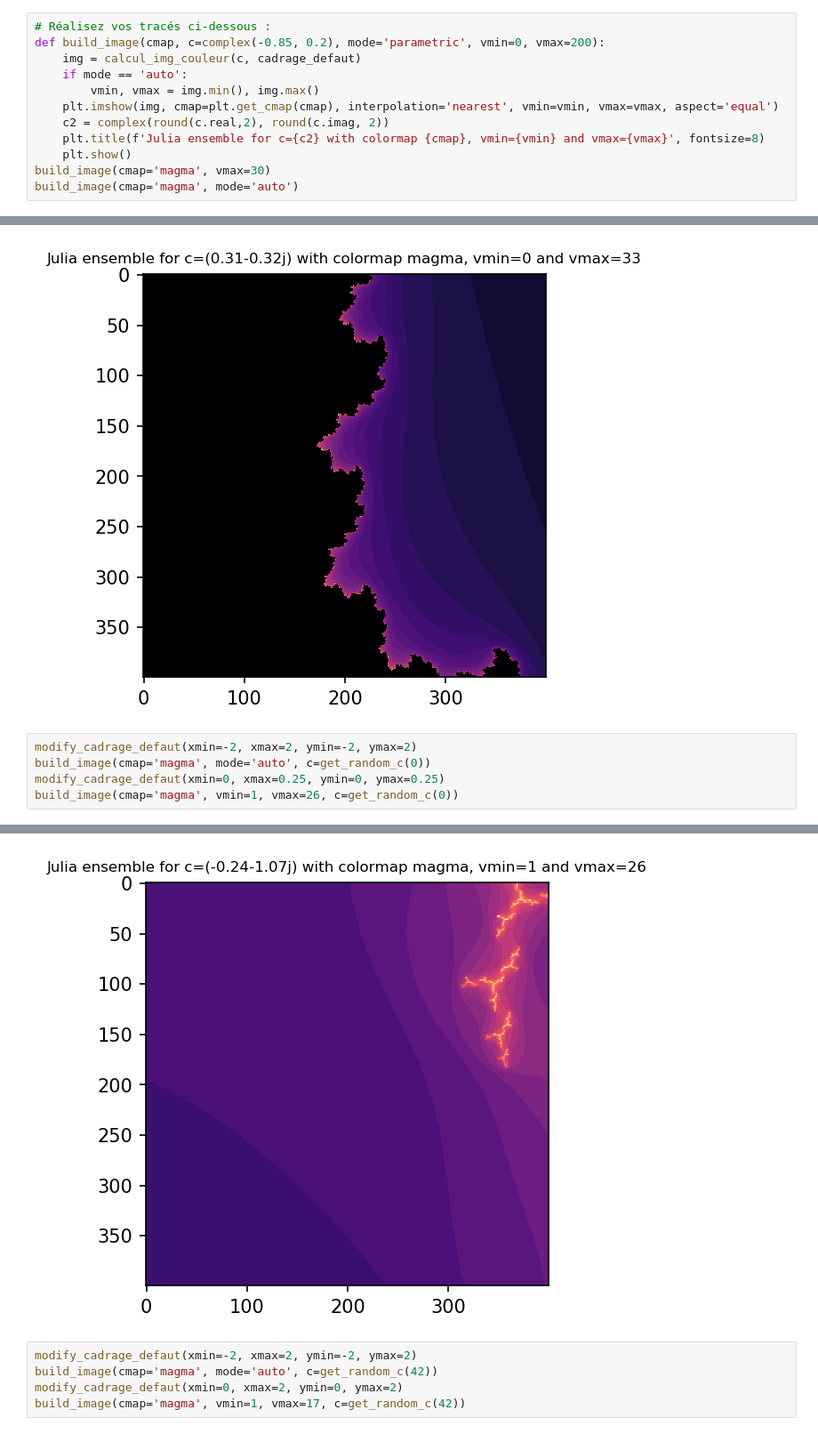
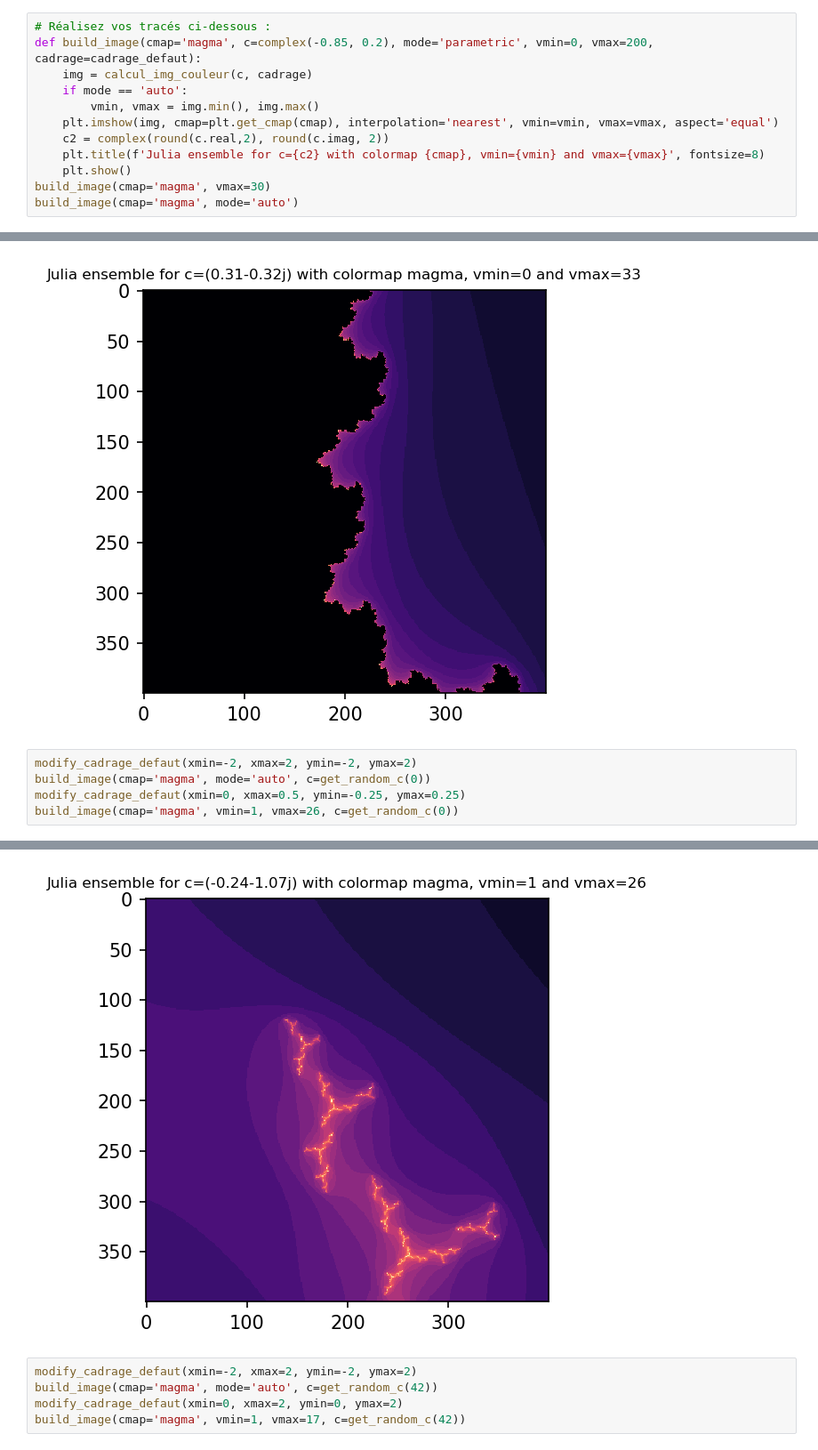
Before and after one commit to yapa-loulou/Julia, a Jupyter notebook: TP_2A_vecto_julia-sujet.ipynb, the cells around one changed output, grey strips where cells are left out. Shown at 89% size. Cells and saved outputs as stored; diff of their text form.

```diff
--- a/TP_2A_vecto_julia-sujet.ipynb
+++ b/TP_2A_vecto_julia-sujet.ipynb
@@ -299,8 +299,8 @@ def calcul_img_couleur(c: complex, cadrage: dict) -> np.ndarray:
     return image
 # %%
 # Réalisez vos tracés ci-dessous :
-def build_image(cmap, c=complex(-0.85, 0.2), mode='parametric', vmin=0, vmax=200):
-    img = calcul_img_couleur(c, cadrage_defaut)
+def build_image(cmap='magma', c=complex(-0.85, 0.2), mode='parametric', vmin=0, vmax=200, cadrage=cadrage_defaut):
+    img = calcul_img_couleur(c, cadrage)
     if mode == 'auto':
         vmin, vmax = img.min(), img.max()
     plt.imshow(img, cmap=plt.get_cmap(cmap), interpolation='nearest', vmin=vmin, vmax=vmax, aspect='equal')
@@ -380,11 +380,11 @@ build_image(cmap='magma', vmin=0, vmax=33, c=get_random_c(5))
 # %%
 modify_cadrage_defaut(xmin=-2, xmax=2, ymin=-2, ymax=2)
 build_image(cmap='magma', mode='auto', c=get_random_c(0))
-modify_cadrage_defaut(xmin=0, xmax=0.25, ymin=0, ymax=0.25)
+modify_cadrage_defaut(xmin=0, xmax=0.5, ymin=-0.25, ymax=0.25)
 build_image(cmap='magma', vmin=1, vmax=26, c=get_random_c(0))
 # %% [output]
 [figure]
-[figure, old version]
+[figure, new version]
 # %%
 modify_cadrage_defaut(xmin=-2, xmax=2, ymin=-2, ymax=2)
 build_image(cmap='magma', mode='auto', c=get_random_c(42))
```
Also changed, not shown: parts of 16 cells of this notebook.
